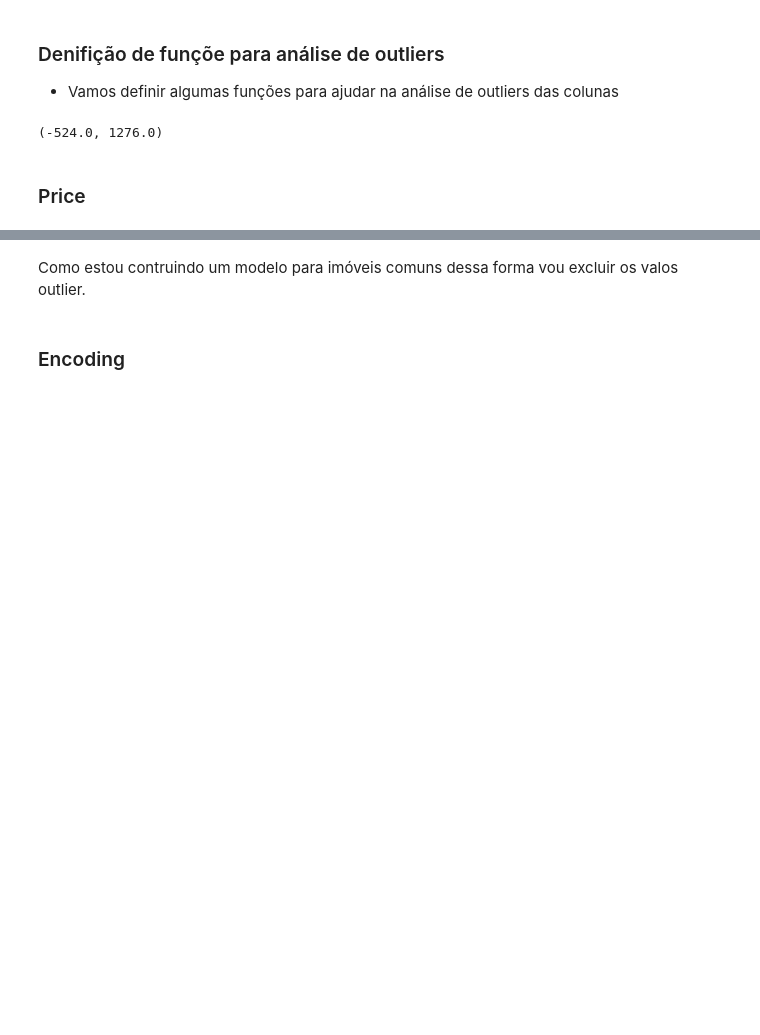
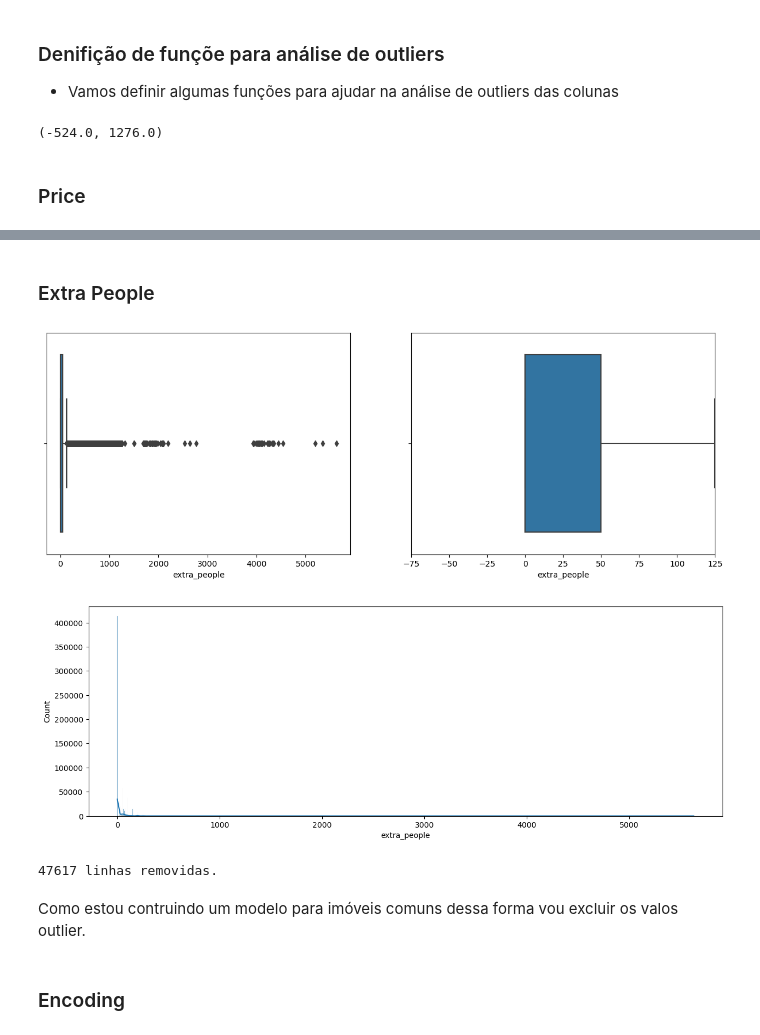
Before and after one commit to thiarly/impressionador-python-course, a Jupyter notebook: 36 - Projeto 3 Ciência de Dados/Airbnb/Solução Airbnb Rio.ipynb, the cells around one changed output, grey strips where cells are left out. Drawn from its saved outputs; the diff is of its cells as text; code cells hidden in the pictures; blank space fills up the shorter version.

```diff
--- a/36 - Projeto 3 Ciência de Dados/Airbnb/Solução Airbnb Rio.ipynb
+++ b/36 - Projeto 3 Ciência de Dados/Airbnb/Solução Airbnb Rio.ipynb
@@ -281,3 +299,16 @@ histograma(base_airbnb["price"])
+# %% [markdown]
+### Extra People
+# %%
+diagrama_caixa(base_airbnb["extra_people"])
+histograma(base_airbnb["extra_people"])
+# %% [output]
+[figure, added]
+[figure, added]
+# %%
+base_airbnb, linhas_removidas = excluir_outliers(base_airbnb, 'extra_people')
+print('{} linhas removidas.'.format(linhas_removidas))
+# %% [output]
+47617 linhas removidas.
 # %% [markdown]
 Como estou contruindo um modelo para imóveis comuns dessa forma vou excluir os valos outlier.
 # %% [markdown]
```
Also changed, not shown: parts of 5 cells of this notebook.
